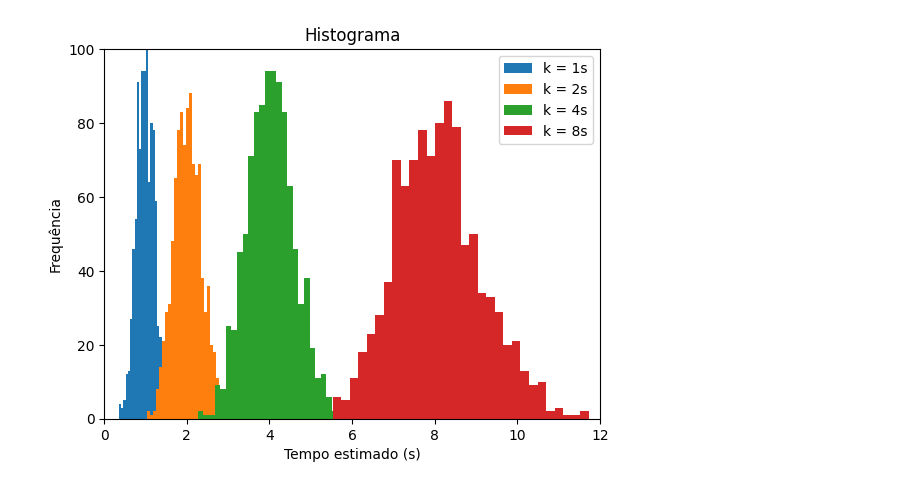
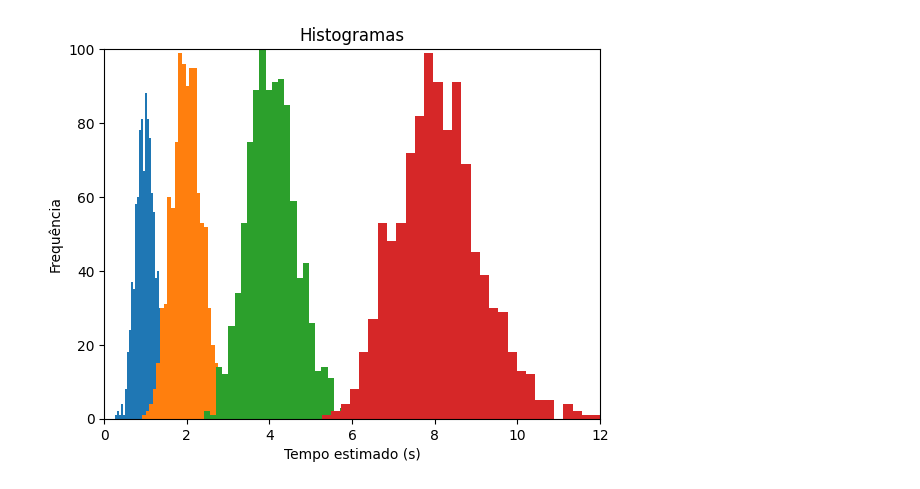
Before and after one commit to rd-gabriela/IC-percepcao-temporal, a Jupyter notebook: Taxa_VA_ModeloContaTiques(github).ipynb, the cells around one changed output. Drawn from its saved outputs; the diff is of its cells as text; code cells hidden in the pictures.

```diff
--- a/Taxa_VA_ModeloContaTiques(github).ipynb
+++ b/Taxa_VA_ModeloContaTiques(github).ipynb
@@ -15,6 +16,12 @@ valores = []
 medias = []
 dps = []
 
+#Parâmetros da distribuição da taxa
+loc = 1
+scale = 0.1
+a = (0 - loc) / scale                     #calcula a quantos desvios padroes a nova media está da media "padrao" 0 da truncnorm
+b = np.inf
+
 #Função para calcular o valor do tempo depois de um certo num de tiques -> supondo que esse numero de tiques aconteça em intervalo aprendido anteriormente
 def calcular_tiques(erro, h, n_tiques):
   soma_erros = erro.sum()
@@ -23,8 +30,9 @@ def calcular_tiques(erro, h, n_tiques):
 
 #Variando o número de tiques (dado por 'k')
 for k in range(1, t+1):
-    #A cada "estimativa", uma nova taxa é sorteada de uma normal
-    taxa = np.random.normal(loc=1, scale=0.1, size=repeticoes)
+    #A cada "estimativa", uma nova taxa é sorteada de uma normal de média 1 e desvio padrão 0.1, truncada para valores negativos
+
+    taxa = truncnorm.rvs(a, b, loc=loc, scale=scale, size=repeticoes)
 
     #Armazena o valor do tempo do tique_n para cada repetição
     linha_k = []
@@ -51,19 +59,18 @@ for i in range(len(medias)):
 # %%
 #Histogramas
 for k in [1, 2, 4, 8]:
-  plt.hist(valores[k-1, :], bins=30, label=f"k = {k}s")
+  plt.hist(valores[k-1, :], bins=30)
 
 #Manter mesma escala
 plt.xlim(0, 12)
 plt.ylim(0, 100)
 plt.xlabel('Tempo estimado (s)')
 plt.ylabel('Frequência')
-plt.title('Histograma')
-plt.legend()
+plt.title('Histogramas')
 
 plt.show()
 # %% [output]
-[figure, old version]
+[figure, new version]
 # %%
 #Gráfico de dp por média - Simulação
 plt.figure(figsize=(10, 5))
```
Also changed, not shown: parts of 2 cells of this notebook.
